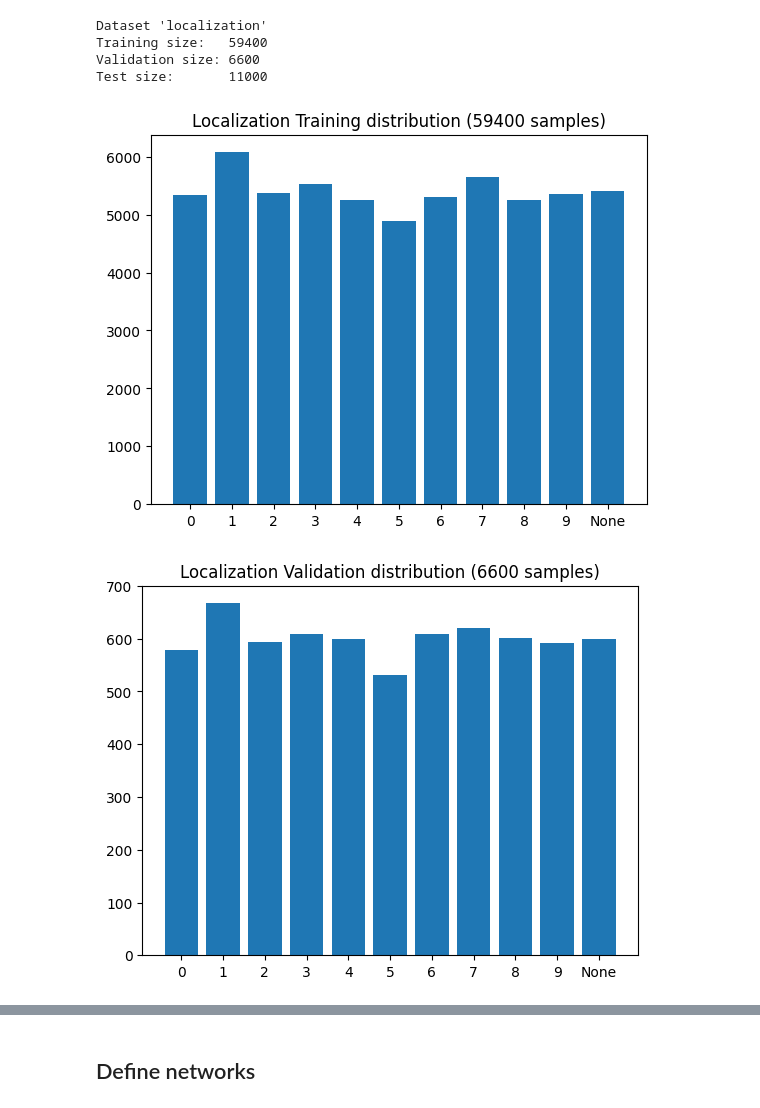
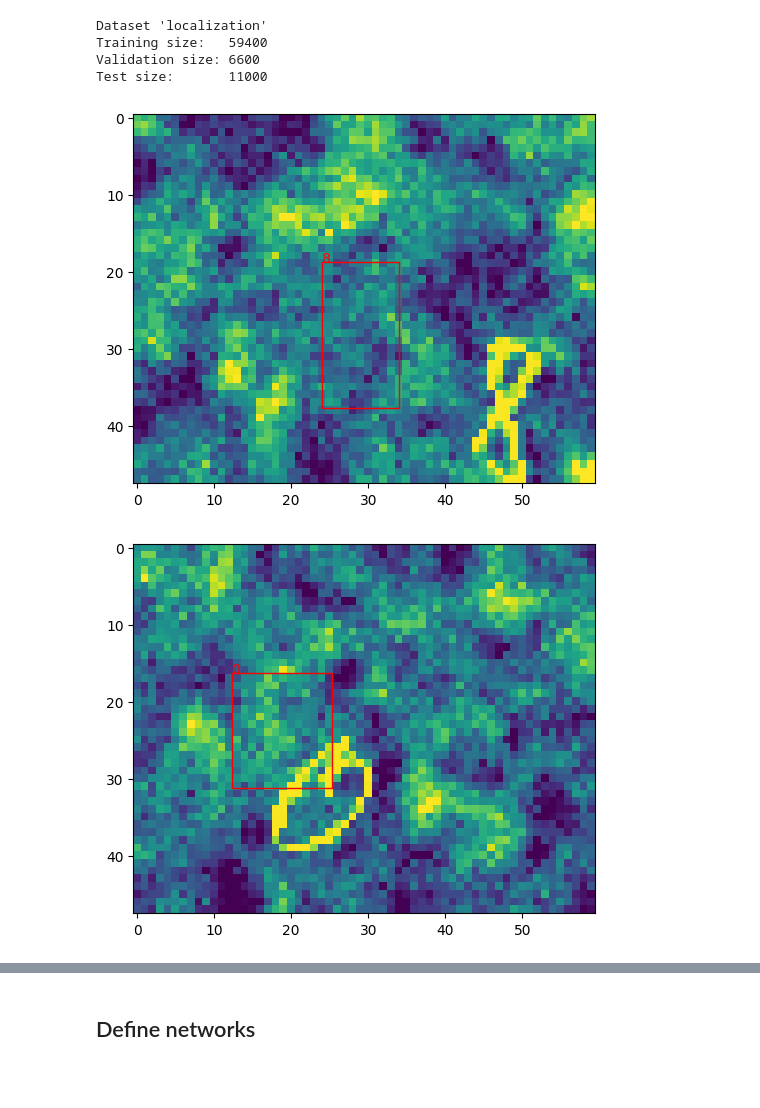
Before and after one commit to MatsM16/uib.inf265.project2, a Jupyter notebook: assignment.ipynb, the cells around one changed output, grey strips where cells are left out. Drawn from its saved outputs; the diff is of its cells as text; code cells hidden in the pictures; blank space fills up the shorter version.

Commit message:
Showing samples

```diff
--- a/assignment.ipynb
+++ b/assignment.ipynb
@@ -65,27 +65,6 @@ def get_iou(box1:[float], box2:[float]):
 
     # Calculate IoU
     return intersection_area / union_area
-
-def draw_image(image:torch.Tensor, boxes:[(float, float, float, float, str)]):
-    fig, ax = plt.subplots(1)
-    ax.imshow(image.permute(1, 2, 0))
-
-    _, height, width = image.shape
-
-    for box in boxes:
-        x, y, w, h, label = box
-
-        # Scale to image
-        x *= width * 0.5
-        y *= height * 0.5
-        w *= width
-        h *= height
-
-        rect = patches.Rectangle((x, y), w, h, linewidth=1, edgecolor='r', facecolor='none')
-        ax.add_patch(rect)
-        ax.text(x, y, label, color='r')
-
-    plt.show()
 # %% [markdown]
 #### Dataset visualization
 # %%
@@ -193,7 +228,8 @@ Test size:       11000
 # %%
 draw_distribution(loc_train, 'Localization Training')
 draw_distribution(loc_val, 'Localization Validation')
 draw_distribution(loc_test, 'Localization Test')
+draw_samples(loc_train, 'Localization Training')
 # %% [output]
-[figure, old version]
+[figure, new version]
-[figure, old version]
+[figure, new version]
```
Also changed, not shown: parts of 2 cells of this notebook, 14 other files.
